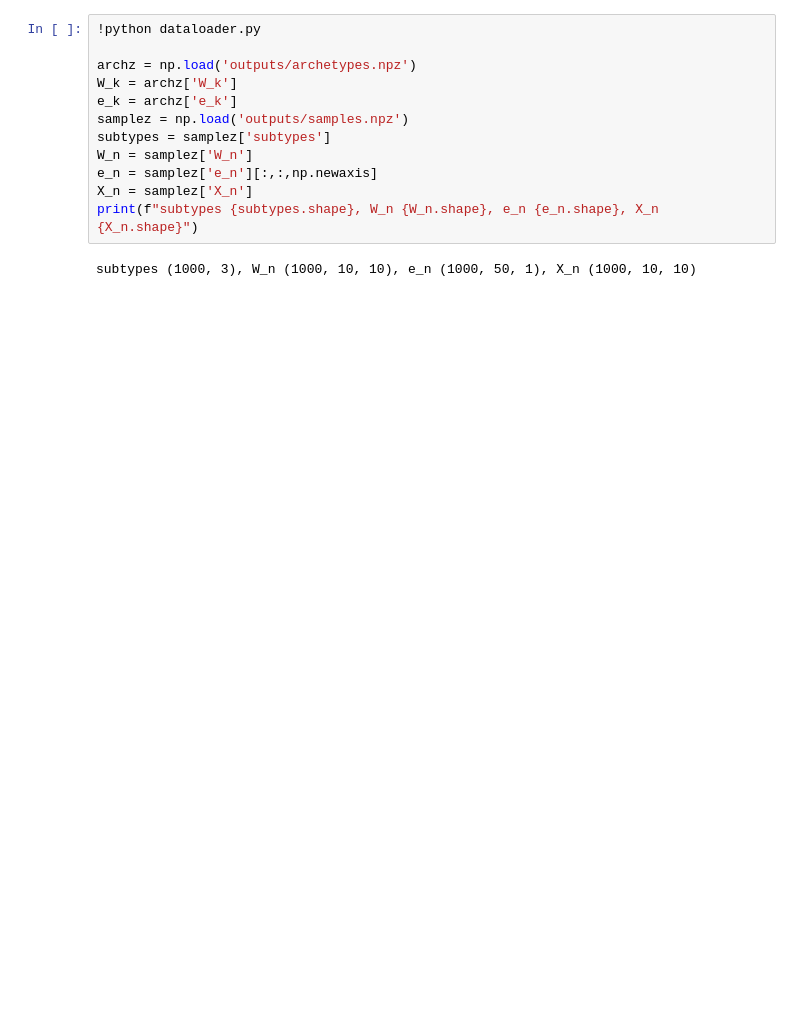
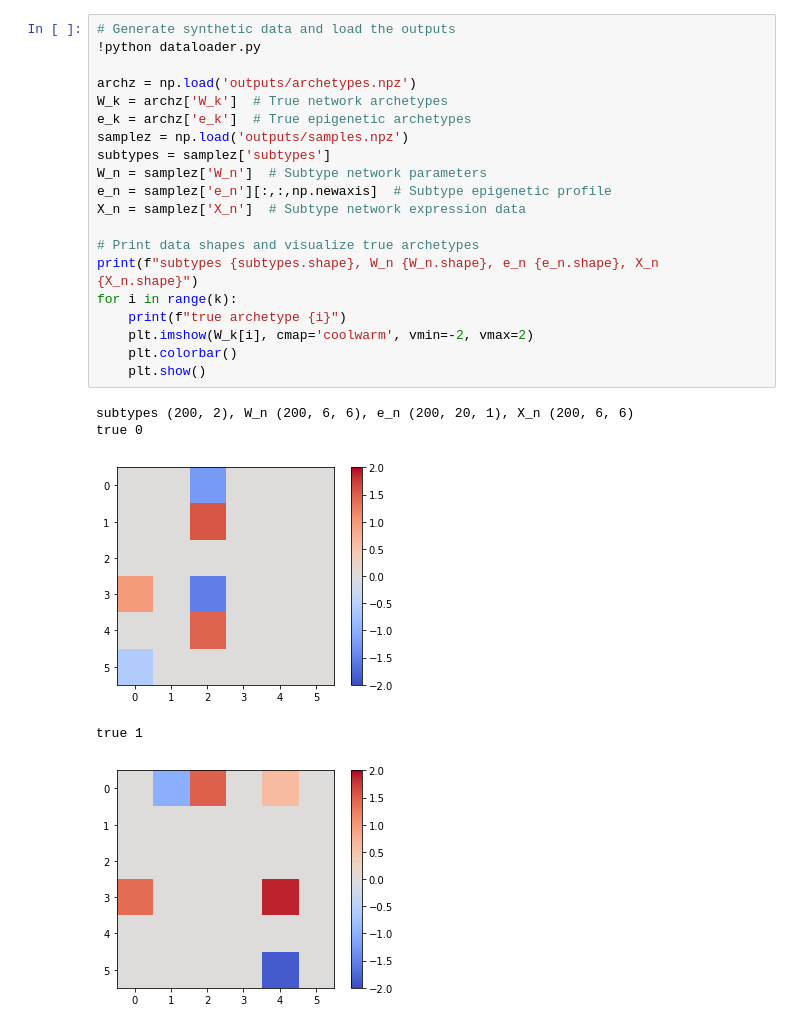
Before and after one commit to cnellington/contextualized-notears, a Jupyter notebook: CNOTEARS_TF2.ipynb, the cells around one changed output. Drawn from its saved outputs; the diff is of its cells as text; blank space fills up the shorter version.

```diff
--- a/CNOTEARS_TF2.ipynb
+++ b/CNOTEARS_TF2.ipynb
@@ -20,17 +21,29 @@ import tensorflow as tf
 import utils
 utils.set_random_seed(1)
 # %%
+# Generate synthetic data and load the outputs
 !python dataloader.py
 
 archz = np.load('outputs/archetypes.npz')
-W_k = archz['W_k']
-e_k = archz['e_k']
+W_k = archz['W_k']  # True network archetypes
+e_k = archz['e_k']  # True epigenetic archetypes
 samplez = np.load('outputs/samples.npz')
 subtypes = samplez['subtypes']
-W_n = samplez['W_n']
-e_n = samplez['e_n'][:,:,np.newaxis]
-X_n = samplez['X_n']
+W_n = samplez['W_n']  # Subtype network parameters
+e_n = samplez['e_n'][:,:,np.newaxis]  # Subtype epigenetic profile
+X_n = samplez['X_n']  # Subtype network expression data
+
+# Print data shapes and visualize true archetypes
 print(f"subtypes {subtypes.shape}, W_n {W_n.shape}, e_n {e_n.shape}, X_n {X_n.shape}")
+for i in range(k):
+    print(f"true archetype {i}")
+    plt.imshow(W_k[i], cmap='coolwarm', vmin=-2, vmax=2)
+    plt.colorbar()
+    plt.show()
 # %% [output]
-subtypes (1000, 3), W_n (1000, 10, 10), e_n (1000, 50, 1), X_n (1000, 10, 10)
+subtypes (200, 2), W_n (200, 6, 6), e_n (200, 20, 1), X_n (200, 6, 6)
+true 0
+[figure, added]
+true 1
+[figure, added]
 # %%
```
Also changed, not shown: parts of 14 cells of this notebook, 2 other files.
